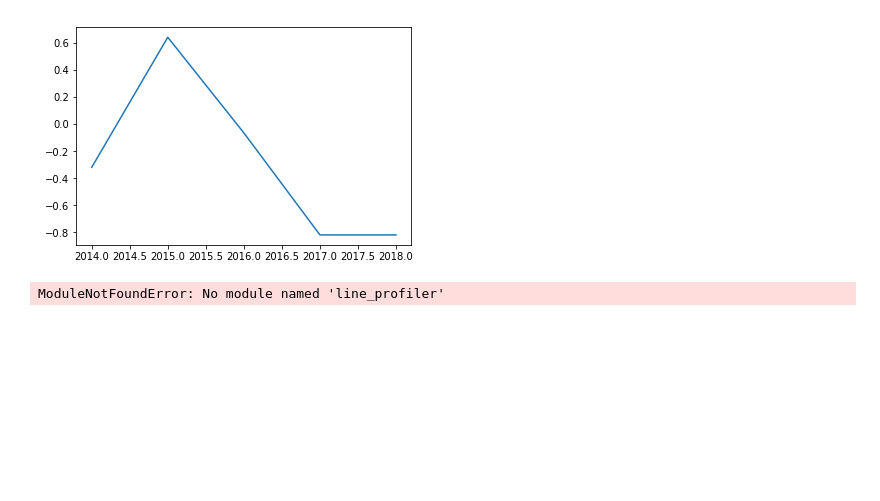
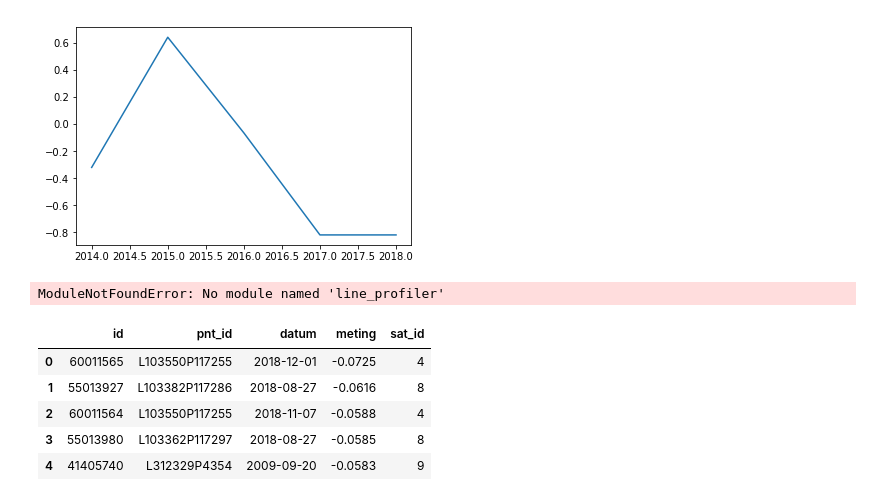
Before and after one commit to Jellybean12/Groepje-C3, a Jupyter notebook: dalingcorrelatierichting.ipynb, the cells around one changed output. Drawn from its saved outputs; the diff is of its cells as text; code cells hidden in the pictures; blank space fills up the shorter version.

```diff
--- a/dalingcorrelatierichting.ipynb
+++ b/dalingcorrelatierichting.ipynb
@@ -133,0 +134,9 @@ sjknieuw = getmetingen('SintJansKlooster')
+# %%
+sjknieuw.head()
+# %% [output]
+|  | id | pnt_id | datum | meting | sat_id |
+| 0 | 60011565 | L103550P117255 | 2018-12-01 | -0.0725 | 4 |
+| 1 | 55013927 | L103382P117286 | 2018-08-27 | -0.0616 | 8 |
+| 2 | 60011564 | L103550P117255 | 2018-11-07 | -0.0588 | 4 |
+| 3 | 55013980 | L103362P117297 | 2018-08-27 | -0.0585 | 8 |
+| 4 | 41405740 | L312329P4354 | 2009-09-20 | -0.0583 | 9 |
```
Also changed, not shown: parts of 4 cells of this notebook.
